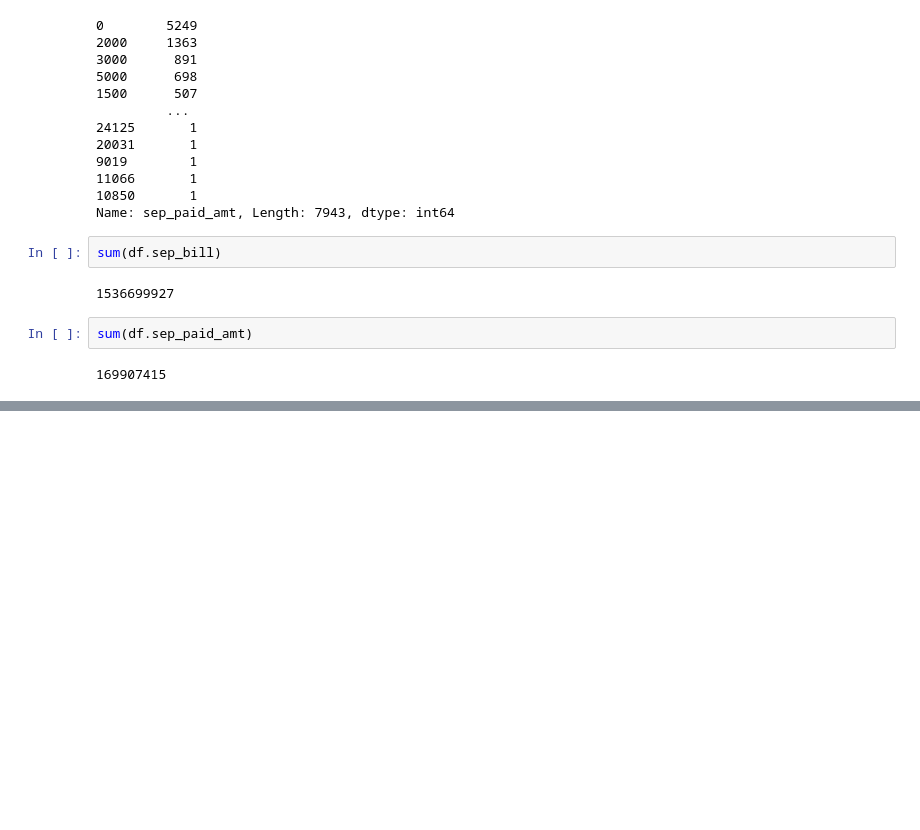
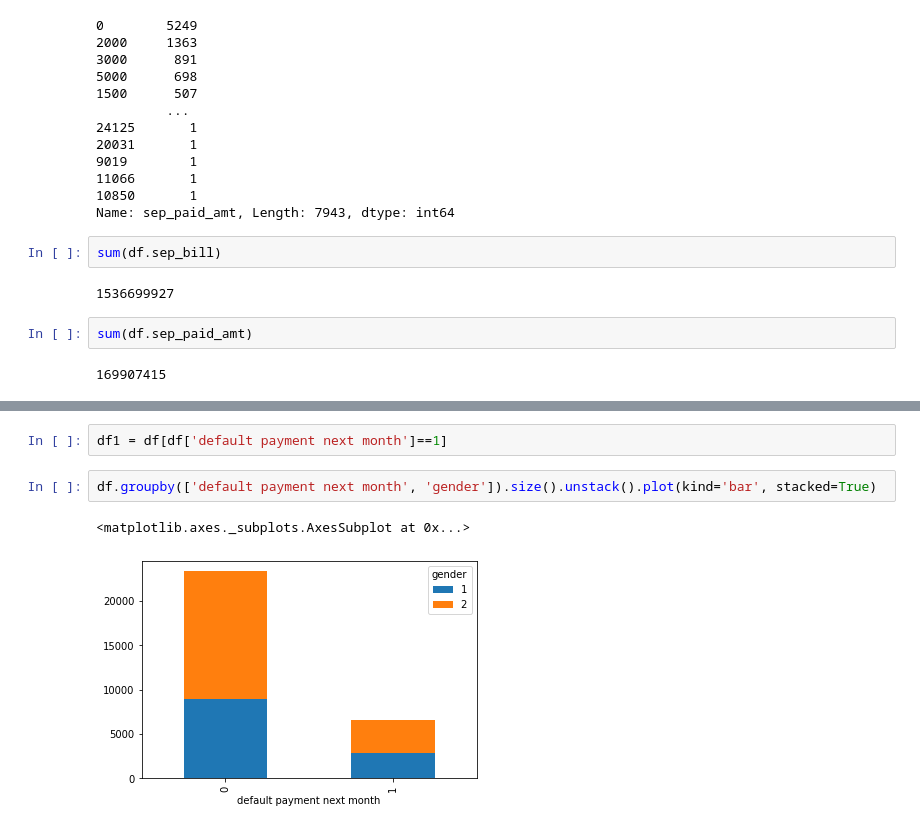
Before and after one commit to VaideswarReddy/Credit_card_default_prediction, a Jupyter notebook: Vaideswar_Reddy_Team_3_Capstone_Project_3.ipynb, the cells around one changed output, grey strips where cells are left out. Drawn from its saved outputs; the diff is of its cells as text; blank space fills up the shorter version.

```diff
--- a/Vaideswar_Reddy_Team_3_Capstone_Project_3.ipynb
+++ b/Vaideswar_Reddy_Team_3_Capstone_Project_3.ipynb
@@ -228,0 +266,7 @@ sum(df.sep_paid_amt)
+# %%
+df1 = df[df['default payment next month']==1]
+# %%
+df.groupby(['default payment next month', 'gender']).size().unstack().plot(kind='bar', stacked=True)
+# %% [output]
+<matplotlib.axes._subplots.AxesSubplot at 0x...>
+[figure, added]
```
Also changed, not shown: parts of 31 cells of this notebook.
